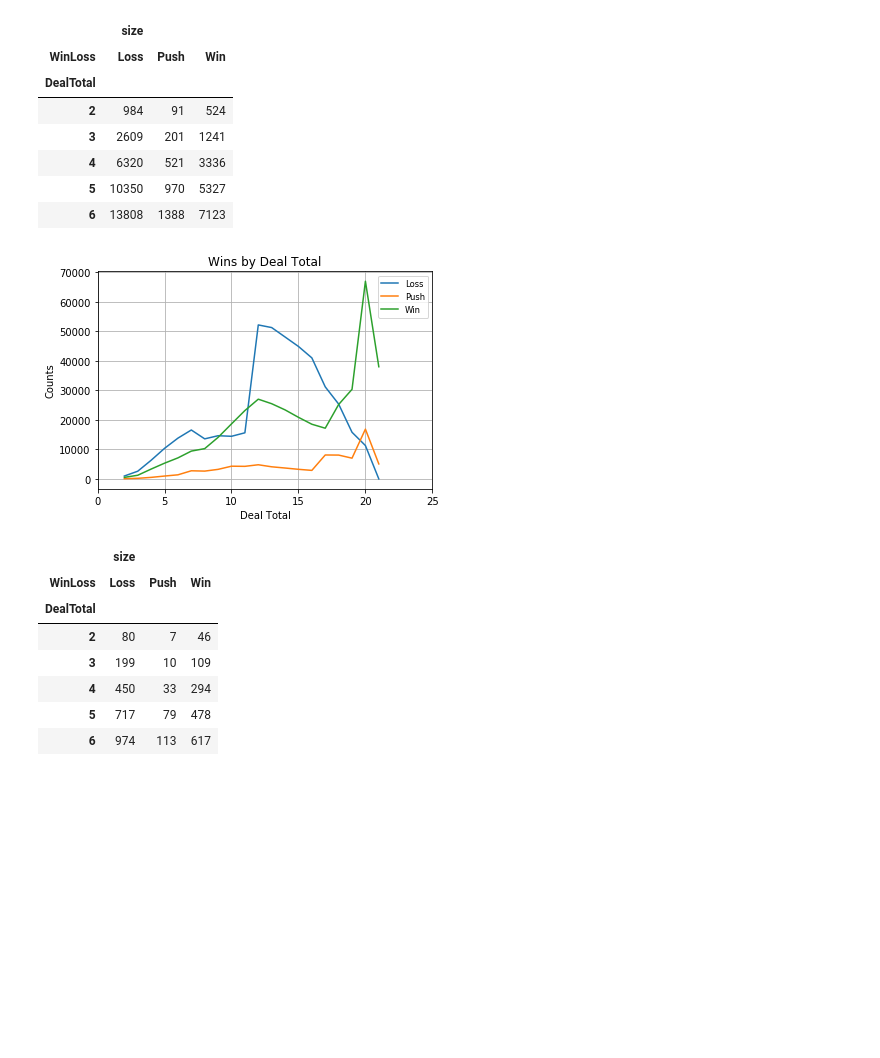
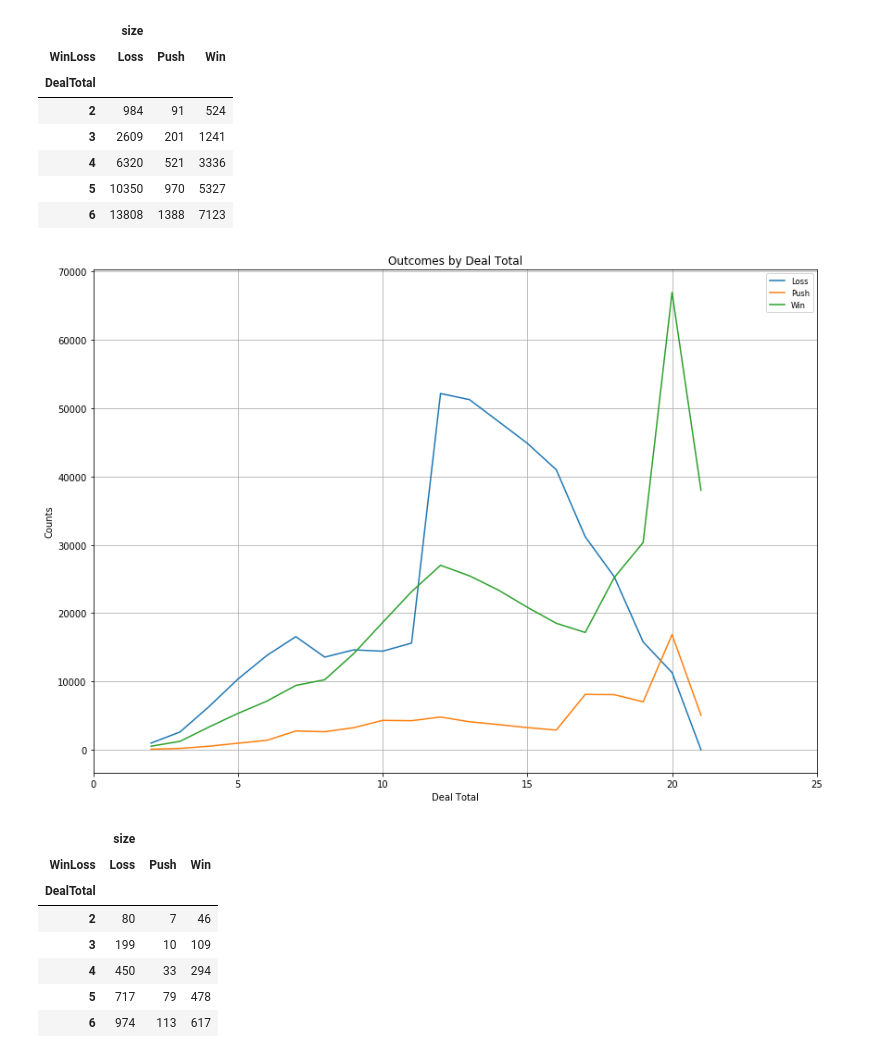
Before and after one commit to anirahul/Team_Carolina, a Jupyter notebook: blackjack(Delano).ipynb, the cells around one changed output. Drawn from its saved outputs; the diff is of its cells as text; code cells hidden in the pictures; blank space fills up the shorter version.

```diff
--- a/blackjack(Delano).ipynb
+++ b/blackjack(Delano).ipynb
@@ -4,6 +4,7 @@
 # %%
 # Dependencies and Setup
 import matplotlib.pyplot as plt
+plt.rcParams["figure.figsize"] = [14, 10]
 import pandas as pd
 import numpy as np
 import requests
@@ -58,18 +106,18 @@ dealup_pvt.head()
 # %%
 dealup_pvt.plot.line()
 plt.legend(('Loss','Push','Win'),
            loc="best", fontsize="small", fancybox=True)
 plt.grid(True)
-plt.title('Wins by Deal Total')
+plt.title('Outcomes by Deal Total')
 plt.xlabel('Deal Total')
 plt.ylabel('Counts')
 plt.xlim(0, 25)
 
 # Save the Figure
-plt.savefig("'WinsByDealTotal.png")
+plt.savefig("OCByDealTotal.png")
 plt.show()
 # %% [output]
-[figure, old version]
+[figure, new version]
 # %%
 dealup7 = pd.pivot_table(dealup_df[dealup_df.DealerUp == 7]
                          , index=["DealTotal"]
```
Also changed, not shown: parts of 5 cells of this notebook.
